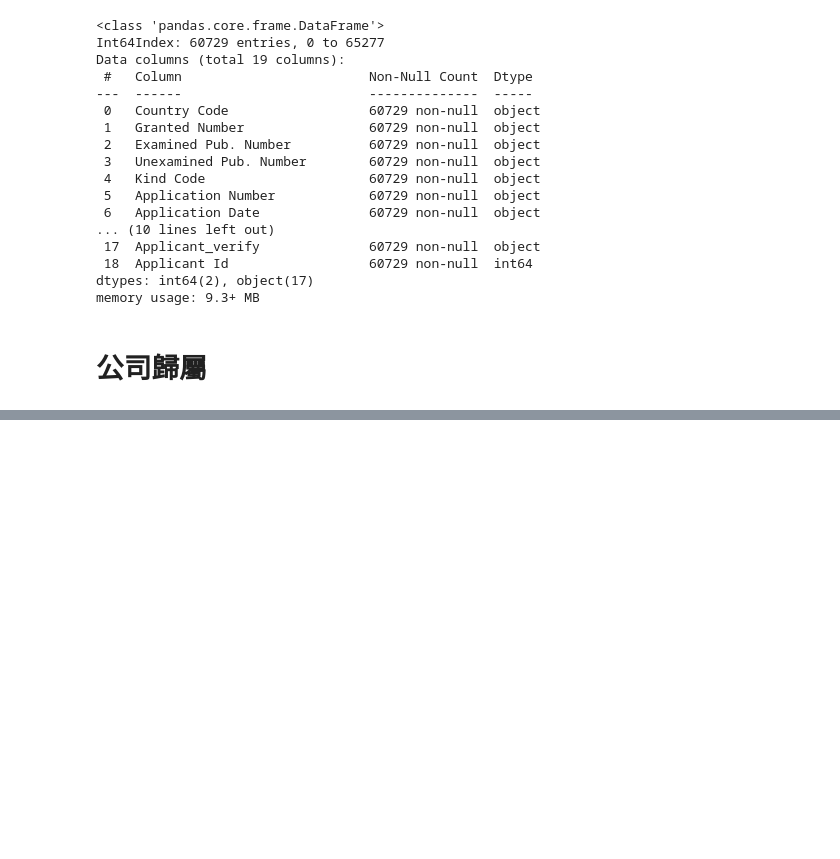
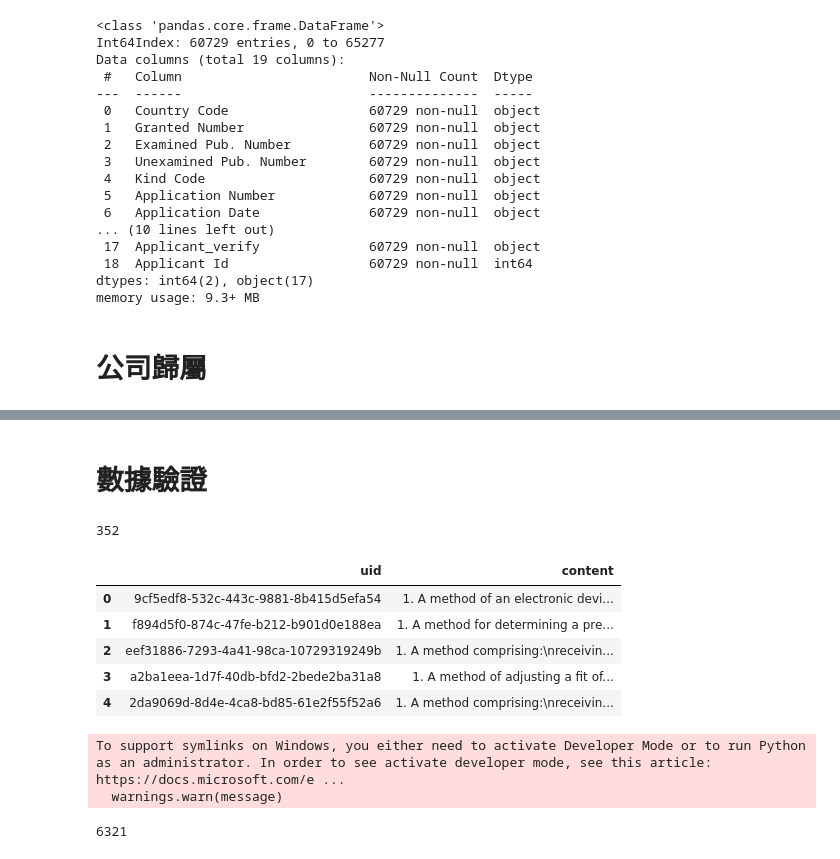
Before and after one commit to YENSTDi/project-nlp-patent-similarity, a Jupyter notebook: Task1.ipynb, the cells around one changed output, grey strips where cells are left out. Drawn from its saved outputs; the diff is of its cells as text; code cells hidden in the pictures; blank space fills up the shorter version.

```diff
--- a/Task1.ipynb
+++ b/Task1.ipynb
@@ -155,0 +122,29 @@ df9.value_counts(subset='Applicant').reset_index().rename({0:'專利數量'},axi
+# %% [markdown]
+# 數據驗證
+# %%
+import pandas as pd
+
+apple_df = pd.read_excel("./data-2/apple.xlsx")
+len(apple_df)
+# %% [output]
+352
+# %%
+apple_df.head()
+# %% [output]
+|  | uid | content |
+| 0 | 9cf5edf8-532c-443c-9881-8b415d5efa54 | 1. A method of an electronic devi... |
+| 1 | f894d5f0-874c-47fe-b212-b901d0e188ea | 1. A method for determining a pre... |
+| 2 | eef31886-7293-4a41-98ca-10729319249b | 1. A method comprising:\nreceivin... |
+| 3 | a2ba1eea-1d7f-40db-bfd2-2bede2ba31a8 | 1. A method of adjusting a fit of... |
+| 4 | 2da9069d-8d4e-4ca8-bd85-61e2f55f52a6 | 1. A method comprising:\nreceivin... |
+# %%
+from transformers import AutoTokenizer
+
+tokenizer = AutoTokenizer.from_pretrained("anferico/bert-for-patents")
+# %% [output]
+To support symlinks on Windows, you either need to activate Developer Mode or to run Python as an administrator. In order to see activate developer mode, see this article: https://docs.microsoft.com/e ...
+  warnings.warn(message)
+# %%
+len(tokenizer.encode(apple_df.content.iloc[0]))
+# %% [output]
+6321
```
Also changed, not shown: parts of 23 cells of this notebook, 4 other files.
